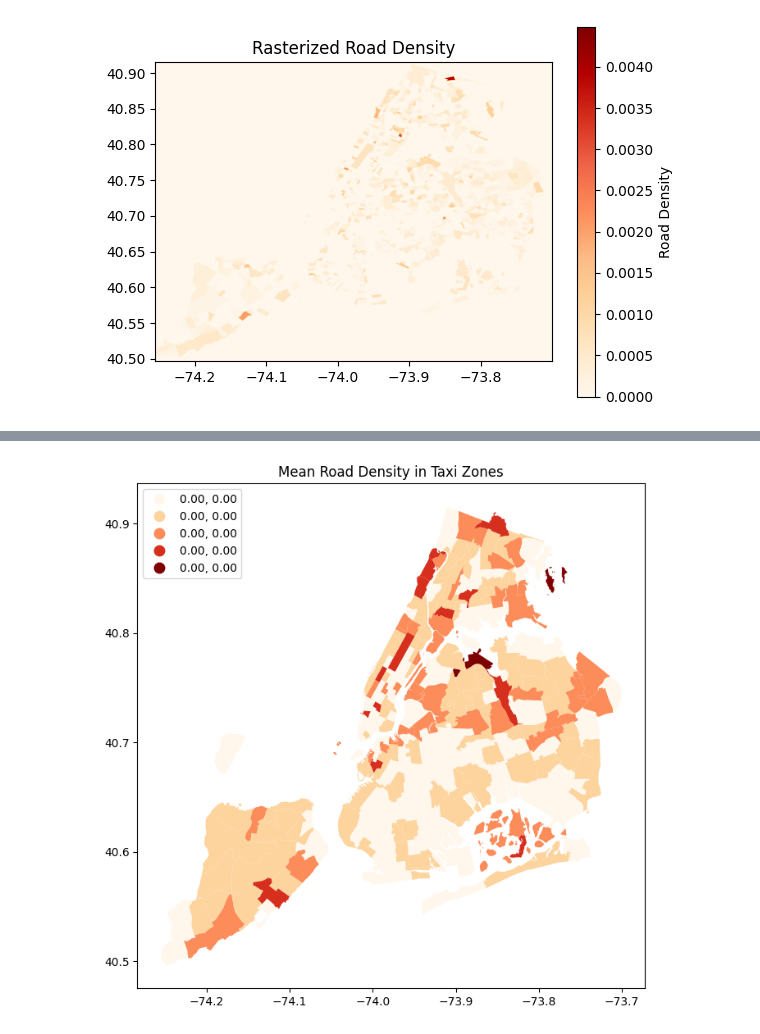
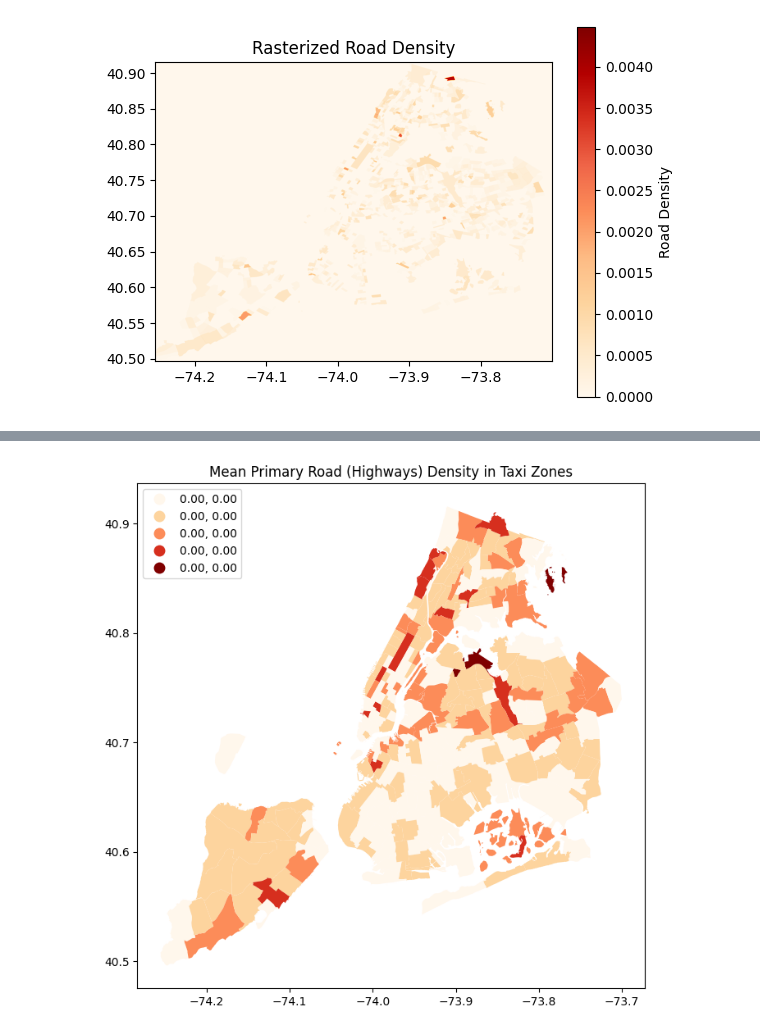
Before and after one commit to jaskcodes/elec-transit-y, a Jupyter notebook: census/analysis/roads_tzones.ipynb, the cells around one changed output, grey strips where cells are left out. Drawn from its saved outputs; the diff is of its cells as text; code cells hidden in the pictures.

Commit message:
taxi trips updated

```diff
--- a/census/analysis/roads_tzones.ipynb
+++ b/census/analysis/roads_tzones.ipynb
@@ -170,17 +170,17 @@ memory usage: 16.6+ KB
 # %%
 # Plot the taxi zones colored by mean road density
 
 # Define the number of classes for binning the data
 num_classes = 5
 
 # Create a classifier
 classifier = mapclassify.NaturalBreaks(merged_shapefile['primary_road_density'], k=num_classes)
 
 # Plot the taxi zones colored by mean population density with classification and a better color scheme
 fig, ax = plt.subplots(1, 1, figsize=(10,8))
 taxi_zones.plot(column='mean_road_density', cmap='OrRd', scheme='NaturalBreaks', k=num_classes,
                 legend=True, ax= ax, legend_kwds={'loc': 'upper left'})
-ax.set_title('Mean Road Density in Taxi Zones')
+ax.set_title('Mean Primary Road (Highways) Density in Taxi Zones')
 plt.show()
 # %% [output]
-[figure, old version]
+[figure, new version]
```
Also changed, not shown: 8 other files.
